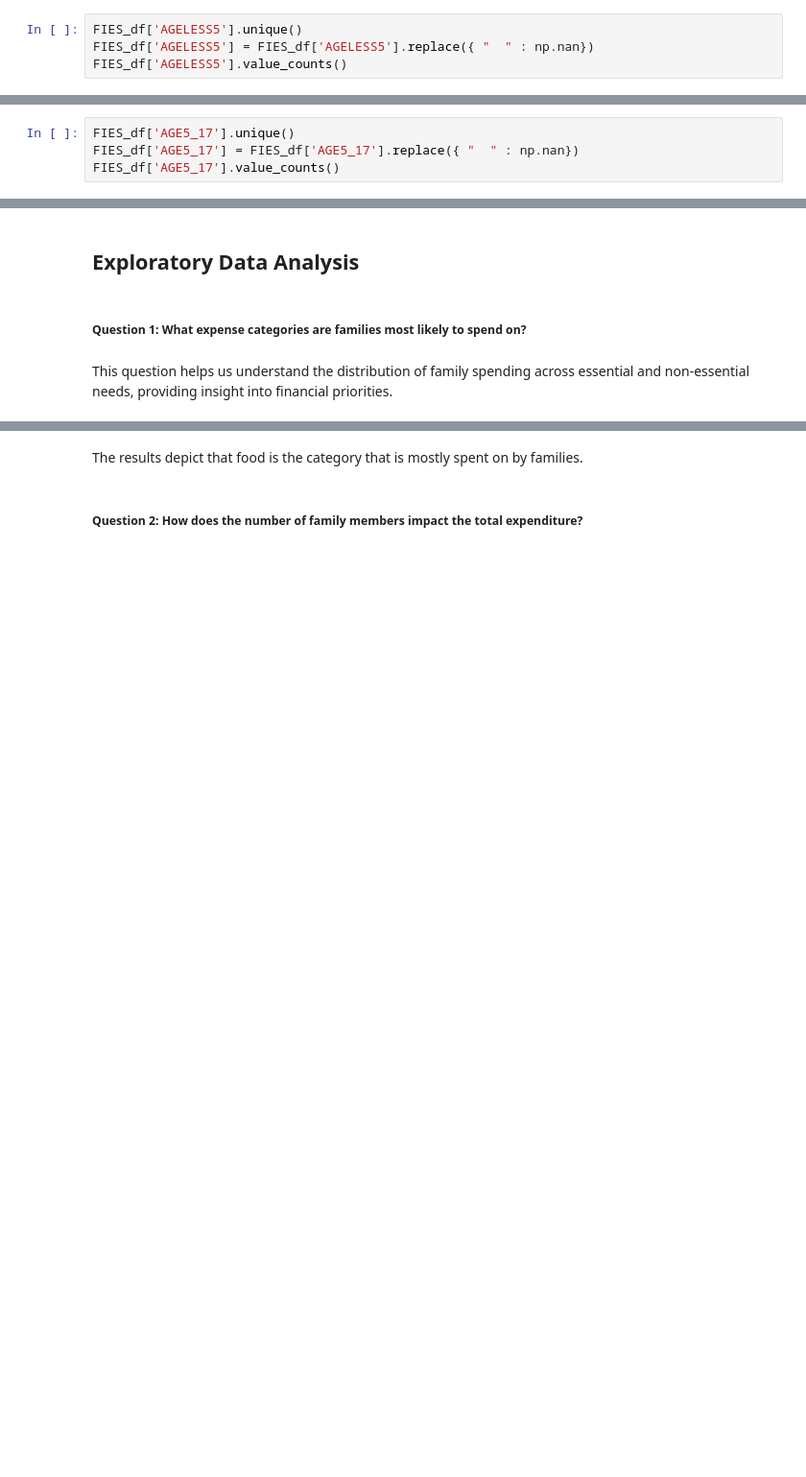
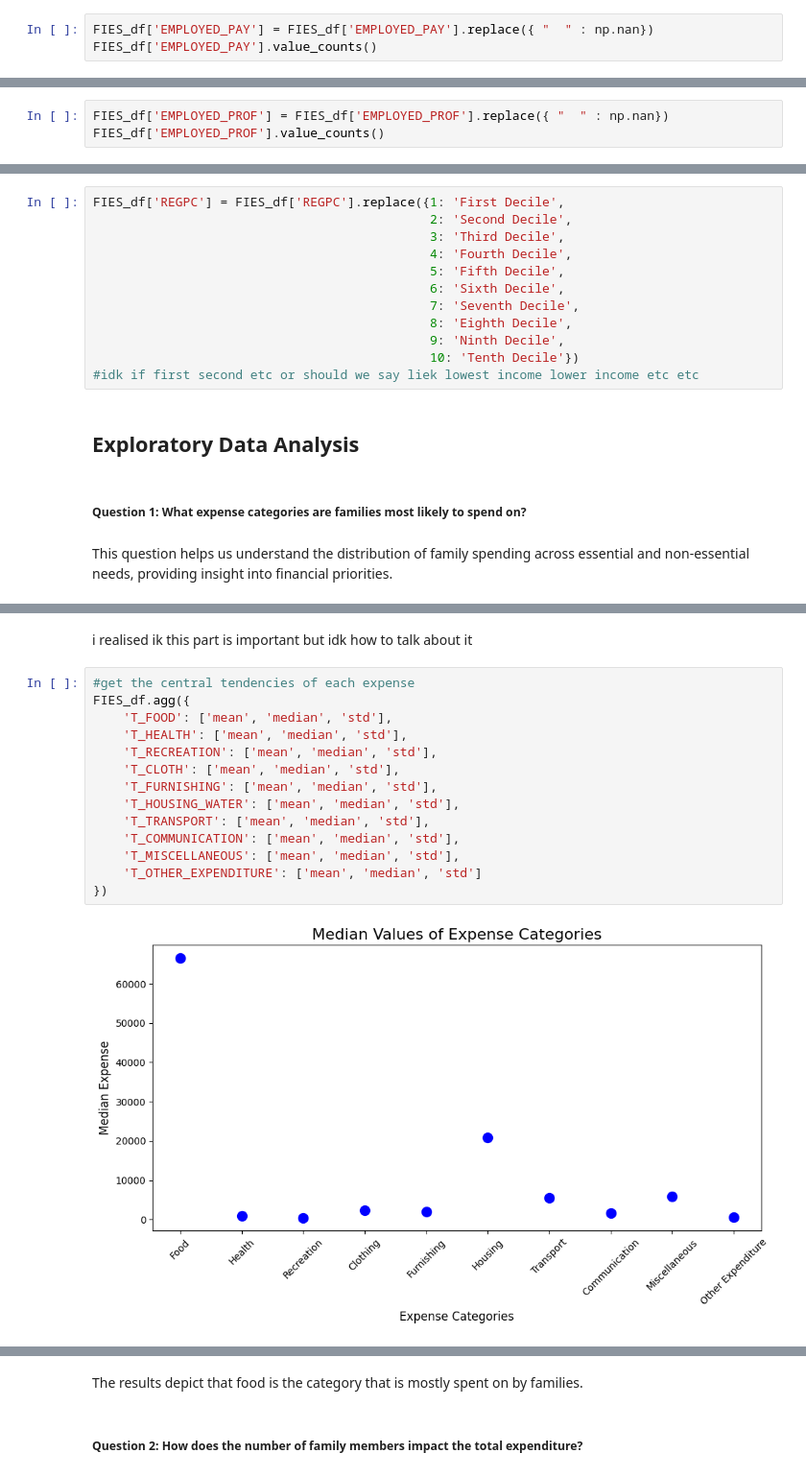
Before and after one commit to MichaelGelo/CSMODEL_Project, a Jupyter notebook: Group3_Phase1.ipynb, the cells around one changed output, grey strips where cells are left out. Shown: that part at 96% size. Saved outputs shown, nothing was run; the diff lists cells and outputs as text; blank space fills up the shorter version.

```diff
--- a/Group3_Phase1.ipynb
+++ b/Group3_Phase1.ipynb
@@ -594,4 +619,3 @@ Name: count, dtype: int64
 # %%
-FIES_df['AGELESS5'].unique()
-FIES_df['AGELESS5'] = FIES_df['AGELESS5'].replace({ "  " : np.nan})
-FIES_df['AGELESS5'].value_counts()
+FIES_df['EMPLOYED_PAY'] = FIES_df['EMPLOYED_PAY'].replace({ "  " : np.nan})
+FIES_df['EMPLOYED_PAY'].value_counts()
@@ -611,4 +622,3 @@ Name: count, dtype: int64
 # %%
-FIES_df['AGE5_17'].unique()
-FIES_df['AGE5_17'] = FIES_df['AGE5_17'].replace({ "  " : np.nan})
-FIES_df['AGE5_17'].value_counts()
+FIES_df['EMPLOYED_PROF'] = FIES_df['EMPLOYED_PROF'].replace({ "  " : np.nan})
+FIES_df['EMPLOYED_PROF'].value_counts()
@@ -687,3 +647,15 @@ dtype: bool
+# %%
+FIES_df['REGPC'] = FIES_df['REGPC'].replace({1: 'First Decile',
+                                             2: 'Second Decile',
+                                             3: 'Third Decile',
+                                             4: 'Fourth Decile',
+                                             5: 'Fifth Decile',
+                                             6: 'Sixth Decile',
+                                             7: 'Seventh Decile',
+                                             8: 'Eighth Decile',
+                                             9: 'Ninth Decile',
+                                             10: 'Tenth Decile'})
+#idk if first second etc or should we say liek lowest income lower income etc etc
 # %% [markdown]
 ## Exploratory Data Analysis
 # %% [markdown]
@@ -698,0 +683,18 @@ To answer this question, the variables of interest are:
+# %% [markdown]
+i realised ik this part is important but idk how to talk about it
+# %%
+#get the central tendencies of each expense
+FIES_df.agg({
+    'T_FOOD': ['mean', 'median', 'std'],
+    'T_HEALTH': ['mean', 'median', 'std'],
+    'T_RECREATION': ['mean', 'median', 'std'],
+    'T_CLOTH': ['mean', 'median', 'std'],
+    'T_FURNISHING': ['mean', 'median', 'std'],
+    'T_HOUSING_WATER': ['mean', 'median', 'std'],
+    'T_TRANSPORT': ['mean', 'median', 'std'],
+    'T_COMMUNICATION': ['mean', 'median', 'std'],
+    'T_MISCELLANEOUS': ['mean', 'median', 'std'],
+    'T_OTHER_EXPENDITURE': ['mean', 'median', 'std']
+})
+# %% [output]
+[figure, added]
```
Also changed, not shown: parts of 33 cells of this notebook.
